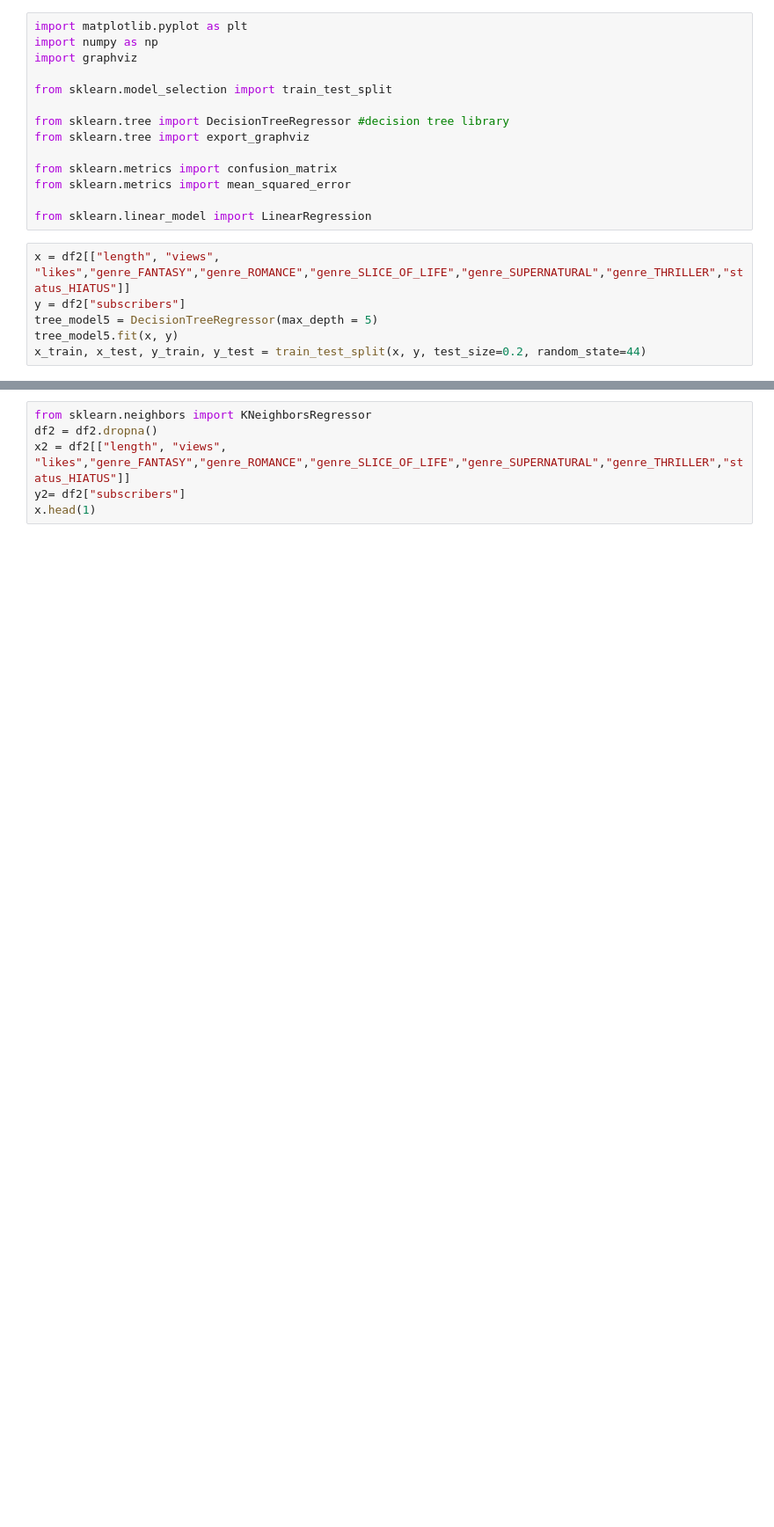
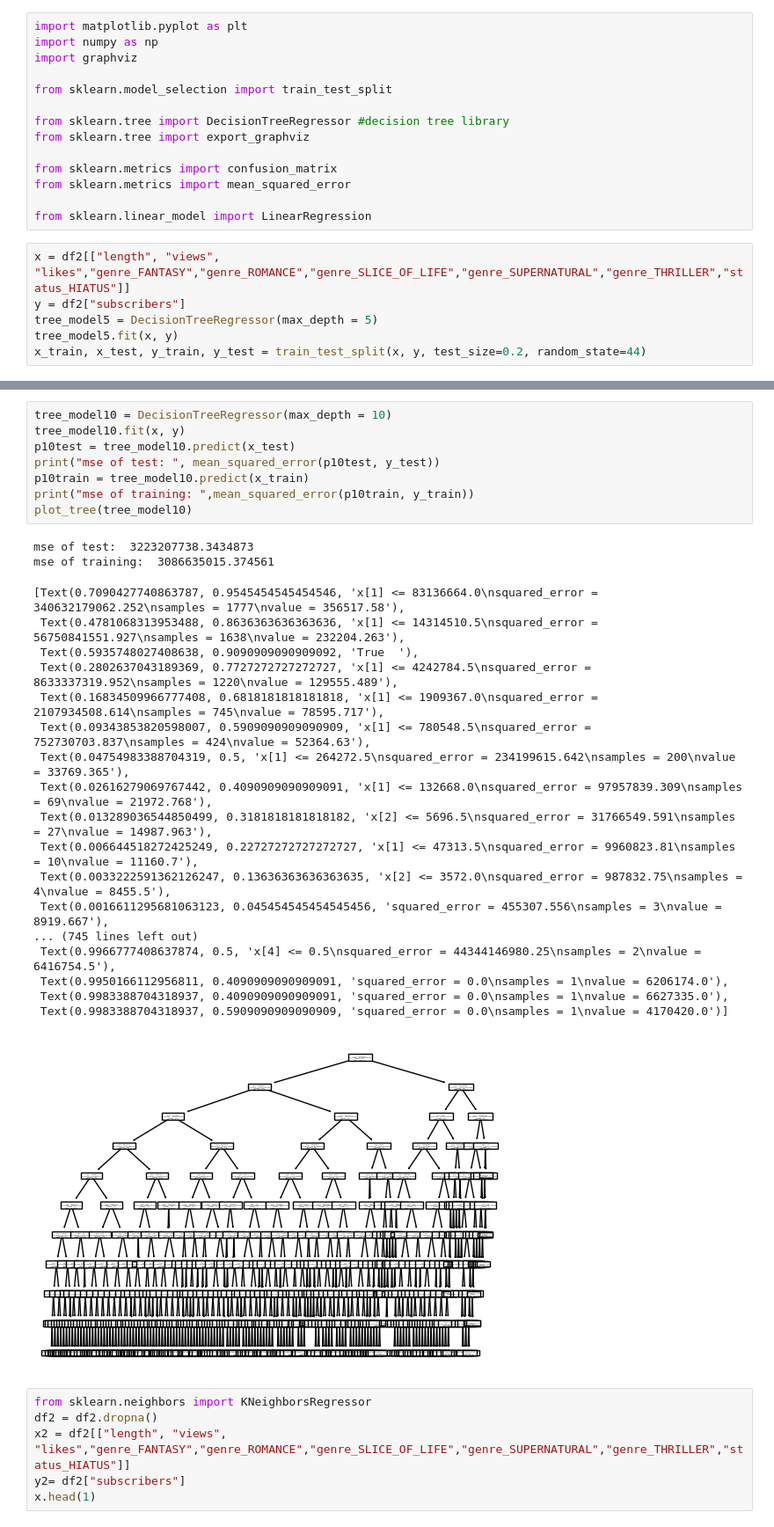
Before and after one commit to xhesikam/WebtoonDataProject, a Jupyter notebook: Project.ipynb, the cells around one changed output, grey strips where cells are left out. Shown at 88% size. Drawn from its saved outputs; the diff is of its cells as text; blank space fills up the shorter version.

```diff
--- a/Project.ipynb
+++ b/Project.ipynb
@@ -360,3 +401,32 @@ mse of training:  44393573209.91047
+# %%
+tree_model10 = DecisionTreeRegressor(max_depth = 10)
+tree_model10.fit(x, y)
+p10test = tree_model10.predict(x_test)
+print("mse of test: ", mean_squared_error(p10test, y_test))
+p10train = tree_model10.predict(x_train)
+print("mse of training: ",mean_squared_error(p10train, y_train))
+plot_tree(tree_model10)
+# %% [output]
+mse of test:  3223207738.3434873
+mse of training:  3086635015.374561
+[Text(0.7090427740863787, 0.9545454545454546, 'x[1] <= 83136664.0\nsquared_error = 340632179062.252\nsamples = 1777\nvalue = 356517.58'),
+ Text(0.4781068313953488, 0.8636363636363636, 'x[1] <= 14314510.5\nsquared_error = 56750841551.927\nsamples = 1638\nvalue = 232204.263'),
+ Text(0.5935748027408638, 0.9090909090909092, 'True  '),
+ Text(0.2802637043189369, 0.7727272727272727, 'x[1] <= 4242784.5\nsquared_error = 8633337319.952\nsamples = 1220\nvalue = 129555.489'),
+ Text(0.16834509966777408, 0.6818181818181818, 'x[1] <= 1909367.0\nsquared_error = 2107934508.614\nsamples = 745\nvalue = 78595.717'),
+ Text(0.09343853820598007, 0.5909090909090909, 'x[1] <= 780548.5\nsquared_error = 752730703.837\nsamples = 424\nvalue = 52364.63'),
+ Text(0.04754983388704319, 0.5, 'x[1] <= 264272.5\nsquared_error = 234199615.642\nsamples = 200\nvalue = 33769.365'),
+ Text(0.02616279069767442, 0.4090909090909091, 'x[1] <= 132668.0\nsquared_error = 97957839.309\nsamples = 69\nvalue = 21972.768'),
+ Text(0.013289036544850499, 0.3181818181818182, 'x[2] <= 5696.5\nsquared_error = 31766549.591\nsamples = 27\nvalue = 14987.963'),
+ Text(0.006644518272425249, 0.22727272727272727, 'x[1] <= 47313.5\nsquared_error = 9960823.81\nsamples = 10\nvalue = 11160.7'),
+ Text(0.0033222591362126247, 0.13636363636363635, 'x[2] <= 3572.0\nsquared_error = 987832.75\nsamples = 4\nvalue = 8455.5'),
+ Text(0.0016611295681063123, 0.045454545454545456, 'squared_error = 455307.556\nsamples = 3\nvalue = 8919.667'),
+... (745 lines left out)
+ Text(0.9966777408637874, 0.5, 'x[4] <= 0.5\nsquared_error = 44344146980.25\nsamples = 2\nvalue = 6416754.5'),
+ Text(0.9950166112956811, 0.4090909090909091, 'squared_error = 0.0\nsamples = 1\nvalue = 6206174.0'),
+ Text(0.9983388704318937, 0.4090909090909091, 'squared_error = 0.0\nsamples = 1\nvalue = 6627335.0'),
+ Text(0.9983388704318937, 0.5909090909090909, 'squared_error = 0.0\nsamples = 1\nvalue = 4170420.0')]
+[figure, added]
 # %%
 from sklearn.neighbors import KNeighborsRegressor
 df2 = df2.dropna()
```
Also changed, not shown: parts of 7 cells of this notebook.
